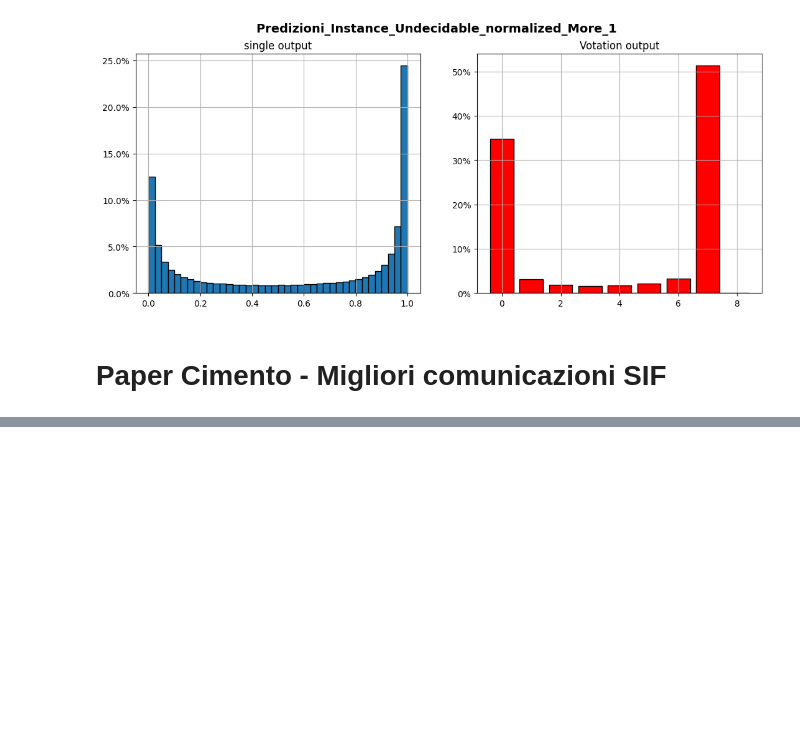
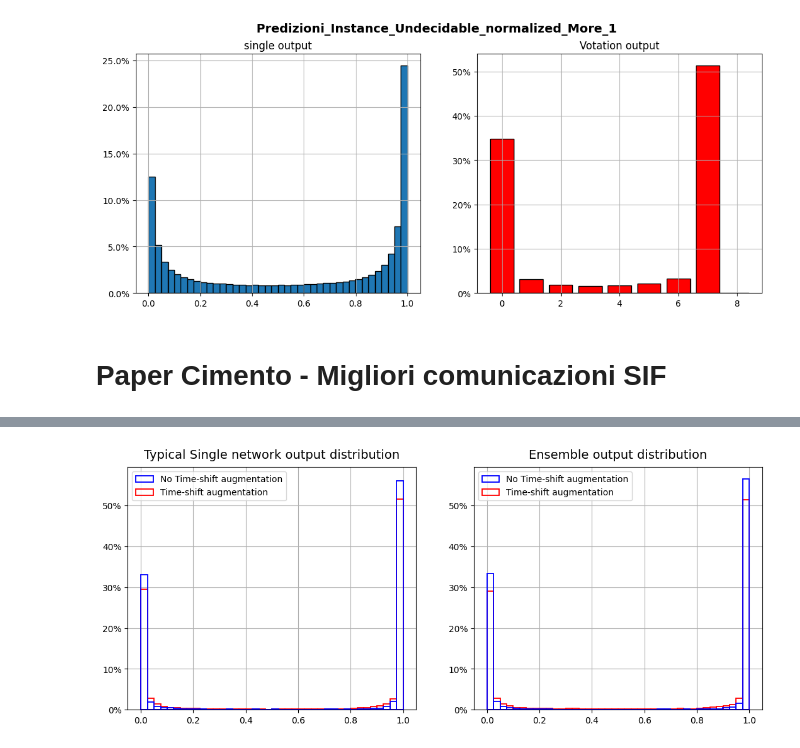
Before and after one commit to Nemenick/primoprogetto, a Jupyter notebook: Codici/_Predizioni_bag_plot.ipynb, the cells around one changed output, grey strips where cells are left out. Drawn from its saved outputs; the diff is of its cells as text; code cells hidden in the pictures; blank space fills up the shorter version.

```diff
--- a/Codici/_Predizioni_bag_plot.ipynb
+++ b/Codici/_Predizioni_bag_plot.ipynb
@@ -752,0 +661,53 @@ Text(0.5, 0.98, 'Predizioni_Instance_Noise_randomseed_678902_More_16 ')
+# %%
+# time vs no time
+import pandas as pd
+import numpy as np
+from matplotlib.ticker import PercentFormatter
+import matplotlib.pyplot as plt
+
+binn = 40
+
+nome1 = "Predizioni_Instance_New_pol_shift_0_More_1"
+nome16 = "Predizioni_Instance_pol_shift_0_More_16"
+
+namepng = "azvegna"
+
+pat1 = f"/home/silvia/Documents/GitHub/primoprogetto/Codici/Tentativi/More_1/{nome1}.csv"
+pat16 = f"/home/silvia/Documents/GitHub/primoprogetto/Codici/Tentativi/More_16/{nome16}.csv"
+
+datapd1 = pd.read_csv(pat1)
+datapd1 = datapd1.drop("traccia", axis=1)
+datapd1 = datapd1.drop("y_Mano", axis=1)
+mean1 = datapd1.mean(axis=1)
+
+datapd16 = pd.read_csv(pat16)
+datapd16 = datapd16.drop("traccia", axis=1)
+datapd16 = datapd16.drop("y_Mano", axis=1)
+mean16 = datapd16.mean(axis=1)
+l=1.3
+fig, axi = plt.subplots(1,2, figsize=(13,5))
+
+mean1.hist(bins=binn, edgecolor="blue",   ax=axi[1],weights=np.ones(len(mean1)) / len(mean1),facecolor="None",zorder=5,label="No Time-shift augmentation",linewidth=l)
+mean16.hist(bins=binn, edgecolor="red",   ax=axi[1],weights=np.ones(len(mean1)) / len(mean1),facecolor="None",zorder=4,label="Time-shift augmentation",linewidth=l)
+
+
+datapd1["y_predict1"].hist(bins=binn, edgecolor="blue",   ax=axi[0],weights=np.ones(len(mean1)) / len(mean1),facecolor="None",zorder=5,label="No Time-shift augmentation",linewidth=l)
+datapd16["y_predict3"].hist(bins=binn, edgecolor="red",   ax=axi[0],weights=np.ones(len(mean1)) / len(mean1),facecolor="None",zorder=4,label="Time-shift augmentation",linewidth=l)
+
+
+axi[0].set_ylim([0,axi[1].set_ylim()[1]])
+
+axi[0].set_title("Typical Single network output distribution", wrap=True, loc="center", fontsize=14,pad=10)
+axi[1].set_title("Ensemble output distribution", loc="center", fontsize=14,wrap=True, pad=10)
+
+
+#fig.suptitle(f"{title} ", fontsize=14, fontweight='bold')
+
+axi[0].yaxis.set_major_formatter(PercentFormatter(1))
+
+axi[1].yaxis.set_major_formatter(PercentFormatter(1))
+axi[1].legend()
+axi[0].legend()
+plt.savefig("/home/silvia/Desktop/Immagini/SIF_cimento/Polarity_Instance.png", dpi=200)
+# %% [output]
+[figure, added]
```
Also changed, not shown: parts of 10 cells of this notebook, 3 other files.
